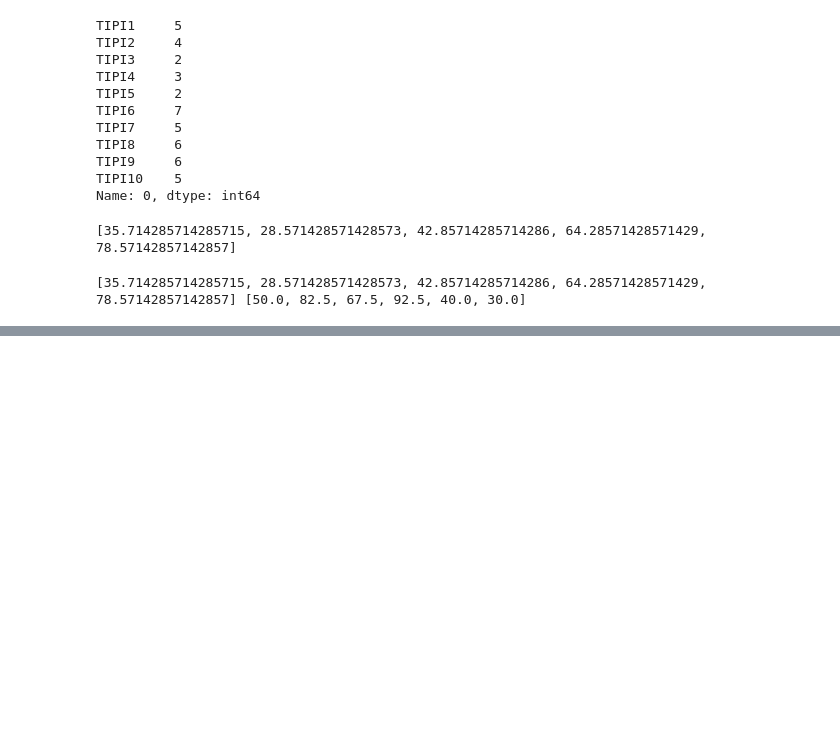
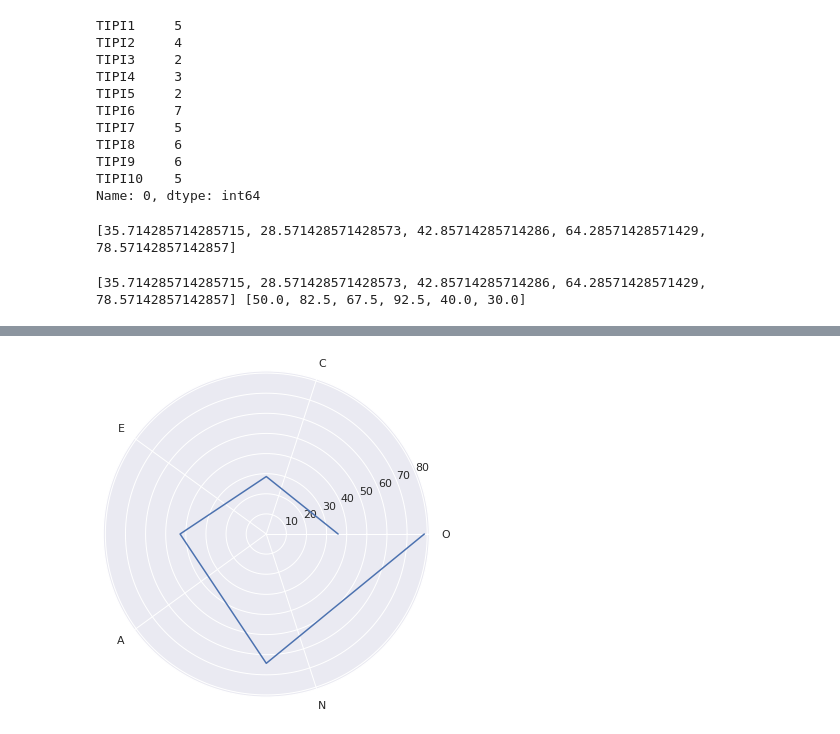
Before and after one commit to afrahaamer/3PAI, a Jupyter notebook: 3PAI Resources/OpenPsych RIASEC/RIASEC_OCEAN_correlate.ipynb, the cells around one changed output, grey strips where cells are left out. Drawn from its saved outputs; the diff is of its cells as text; code cells hidden in the pictures; blank space fills up the shorter version.

```diff
--- a/3PAI Resources/OpenPsych RIASEC/RIASEC_OCEAN_correlate.ipynb
+++ b/3PAI Resources/OpenPsych RIASEC/RIASEC_OCEAN_correlate.ipynb
@@ -129,0 +150,14 @@ plt.show()
+# %%
+employee = ["O", "C", "E", "A", "N"]
+actual = np.asarray(oceanVals)
+# Initialise the spider plot by setting figure size and polar projection
+plt.figure(figsize=(10, 6))
+plt.subplot(polar=True)
+theta = np.linspace(0, 2 * np.pi, len(actual))
+# Arrange the grid into number of sales equal parts in degrees
+lines, labels = plt.thetagrids(range(0, 360, int(360/len(employee))), employee)
+# Plot actual sales graph
+plt.plot(theta, actual)
+plt.show()
+# %% [output]
+[figure, added]
```
Also changed, not shown: parts of 23 cells of this notebook, 1 other file.
